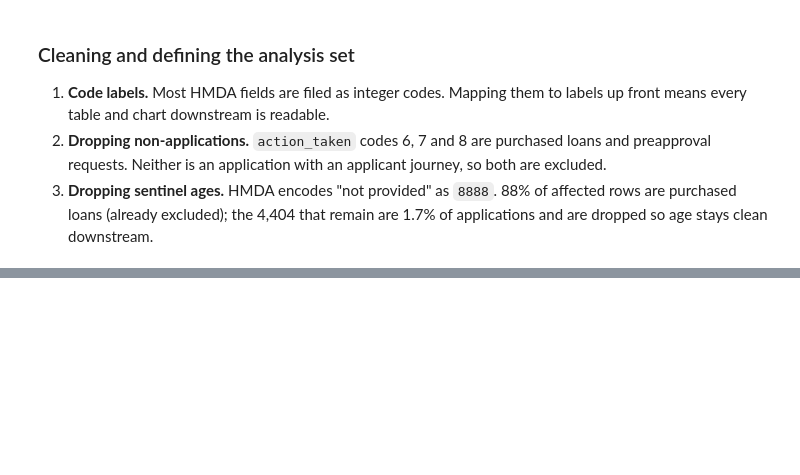
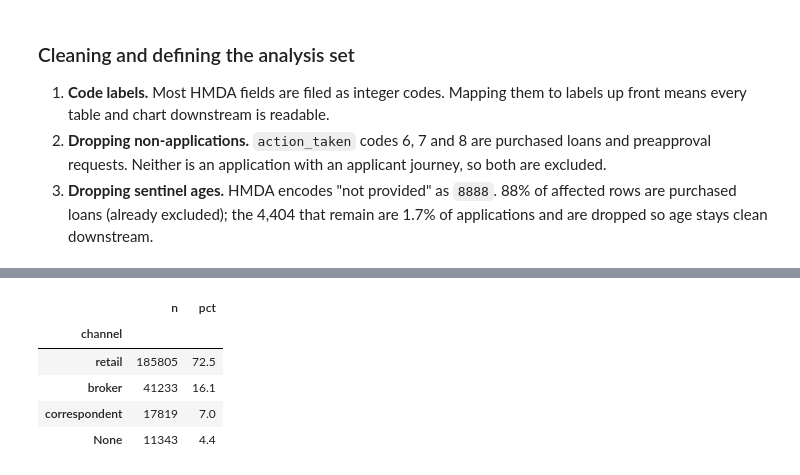
Before and after one commit to aidaubinazhit/hmda-abandonment, a Jupyter notebook: notebooks/01-explore.ipynb, the cells around one changed output, grey strips where cells are left out. Cells and saved outputs as stored; diff of their text form; code cells hidden in the pictures; blank space fills up the shorter version.

```diff
--- a/notebooks/01-explore.ipynb
+++ b/notebooks/01-explore.ipynb
@@ -271,0 +297,39 @@ abandonment rate      20.5%
+# %%
+def assign_channel(df: pd.DataFrame) -> pd.Series:
+    """Classify origination channel from submission route and initial creditor.
+
+    HMDA has no channel field. This is a documented proxy built from two
+    columns: whether the applicant submitted directly to the filing
+    institution, and whether the loan was initially payable to it.
+    Rows that are exempt or not applicable on either field are left as NaN
+    and excluded from channel analysis.
+    """
+    submitted = df["submission_of_application"]
+    payable = df["initially_payable_to_institution"]
+
+    conditions = [
+        (submitted == 1) & (payable == 1),
+        (submitted == 2) & (payable == 1),
+        payable == 2,
+    ]
+    channels = ["retail", "broker", "correspondent"]
+
+    return pd.Series(
+        np.select(conditions, channels, default=None),
+        index=df.index,
+        dtype="object",
+    )
+
+
+df["channel"] = assign_channel(df)
+
+df["channel"].value_counts(dropna=False).to_frame("n").assign(
+    pct=lambda d: d["n"].div(len(df)).mul(100).round(1)
+)
+# %% [output]
+|  | n | pct |
+| channel |  |  |
+| retail | 185805 | 72.5 |
+| broker | 41233 | 16.1 |
+| correspondent | 17819 | 7.0 |
+| None | 11343 | 4.4 |
```
Also changed, not shown: parts of 6 cells of this notebook.
